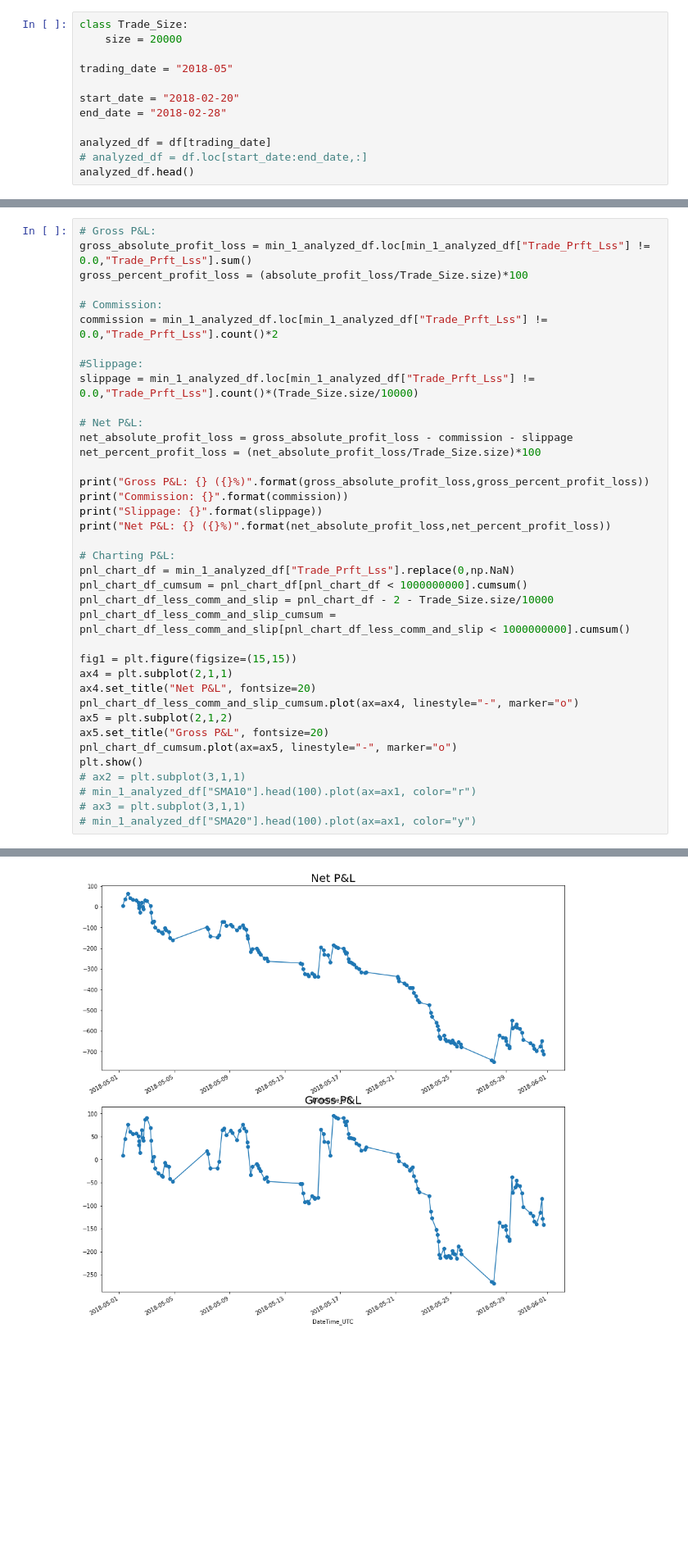
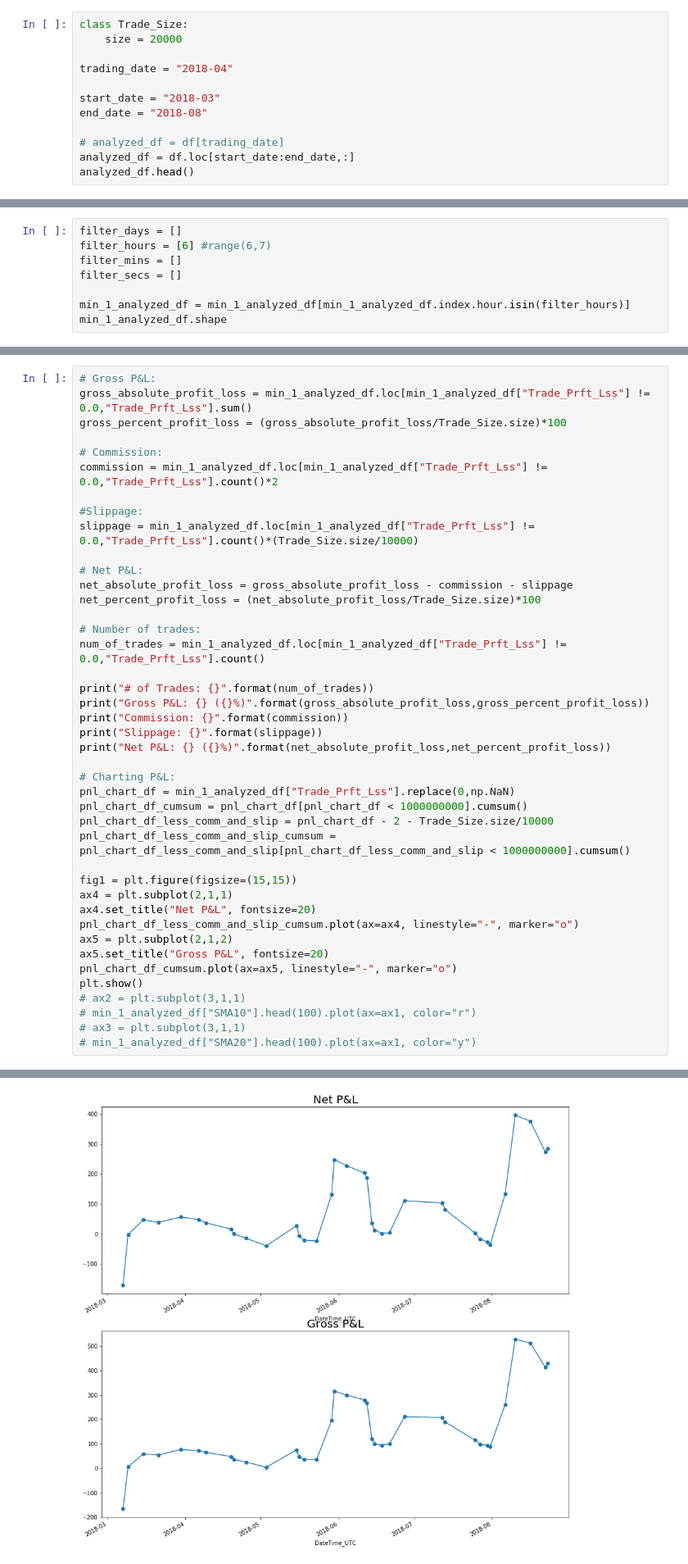
Before and after one commit to radocisar/JupyterGit, a Jupyter notebook: FX_Analysis/FX_Data_Analysis.ipynb, the cells around one changed output, grey strips where cells are left out. Shown at 82% size. Drawn from its saved outputs; the diff is of its cells as text; blank space fills up the shorter version.

```diff
--- a/FX_Analysis/FX_Data_Analysis.ipynb
+++ b/FX_Analysis/FX_Data_Analysis.ipynb
@@ -41,13 +41,13 @@ Name: Trading_date_Actual_DateTime, dtype: int64
 class Trade_Size:
     size = 20000
 
-trading_date = "2018-05"
+trading_date = "2018-04"
 
-start_date = "2018-02-20"
-end_date = "2018-02-28"
+start_date = "2018-03"
+end_date = "2018-08"
 
-analyzed_df = df[trading_date]
-# analyzed_df = df.loc[start_date:end_date,:]
+# analyzed_df = df[trading_date]
+analyzed_df = df.loc[start_date:end_date,:]
 analyzed_df.head()
 # %% [output]
 |  | Open | High | Low | Close | Trading_date_Date | Trading_date_Actual_Time | ... |
@@ -131,0 +124,8 @@ min_1_analyzed_df.shape
+# %%
+filter_days = []
+filter_hours = [6] #range(6,7)
+filter_mins = []
+filter_secs = []
+
+min_1_analyzed_df = min_1_analyzed_df[min_1_analyzed_df.index.hour.isin(filter_hours)]
+min_1_analyzed_df.shape
@@ -310,7 +330,7 @@ min_1_analyzed_df.head(80)
 # %%
 # Gross P&L:
 gross_absolute_profit_loss = min_1_analyzed_df.loc[min_1_analyzed_df["Trade_Prft_Lss"] != 0.0,"Trade_Prft_Lss"].sum()
-gross_percent_profit_loss = (absolute_profit_loss/Trade_Size.size)*100
+gross_percent_profit_loss = (gross_absolute_profit_loss/Trade_Size.size)*100
 
 # Commission:
 commission = min_1_analyzed_df.loc[min_1_analyzed_df["Trade_Prft_Lss"] != 0.0,"Trade_Prft_Lss"].count()*2
@@ -322,6 +342,10 @@ slippage = min_1_analyzed_df.loc[min_1_analyzed_df["Trade_Prft_Lss"] != 0.0,"Tra
 net_absolute_profit_loss = gross_absolute_profit_loss - commission - slippage
 net_percent_profit_loss = (net_absolute_profit_loss/Trade_Size.size)*100
 
+# Number of trades:
+num_of_trades = min_1_analyzed_df.loc[min_1_analyzed_df["Trade_Prft_Lss"] != 0.0,"Trade_Prft_Lss"].count()
+
+print("# of Trades: {}".format(num_of_trades))
 print("Gross P&L: {} ({}%)".format(gross_absolute_profit_loss,gross_percent_profit_loss))
 print("Commission: {}".format(commission))
 print("Slippage: {}".format(slippage))
@@ -353 +378 @@ Net P&L: -713.22 (-3.5660999999999996%)
-[figure, old version]
+[figure, new version]
```
Also changed, not shown: parts of 13 cells of this notebook.
